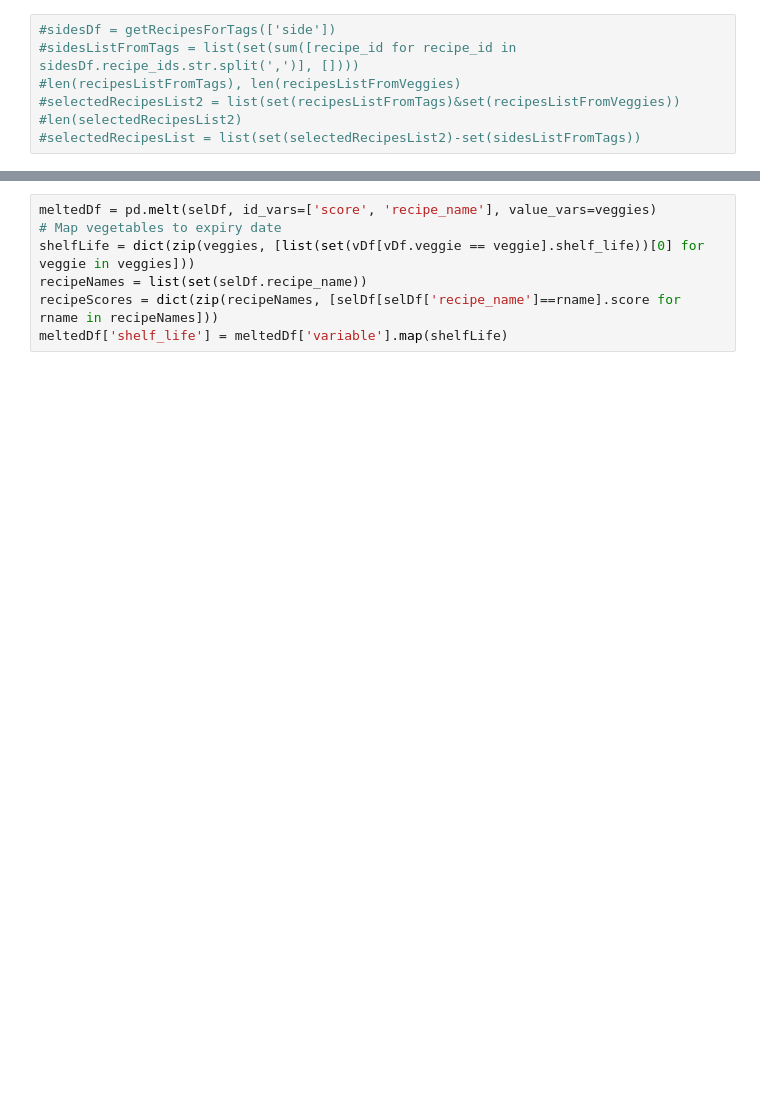
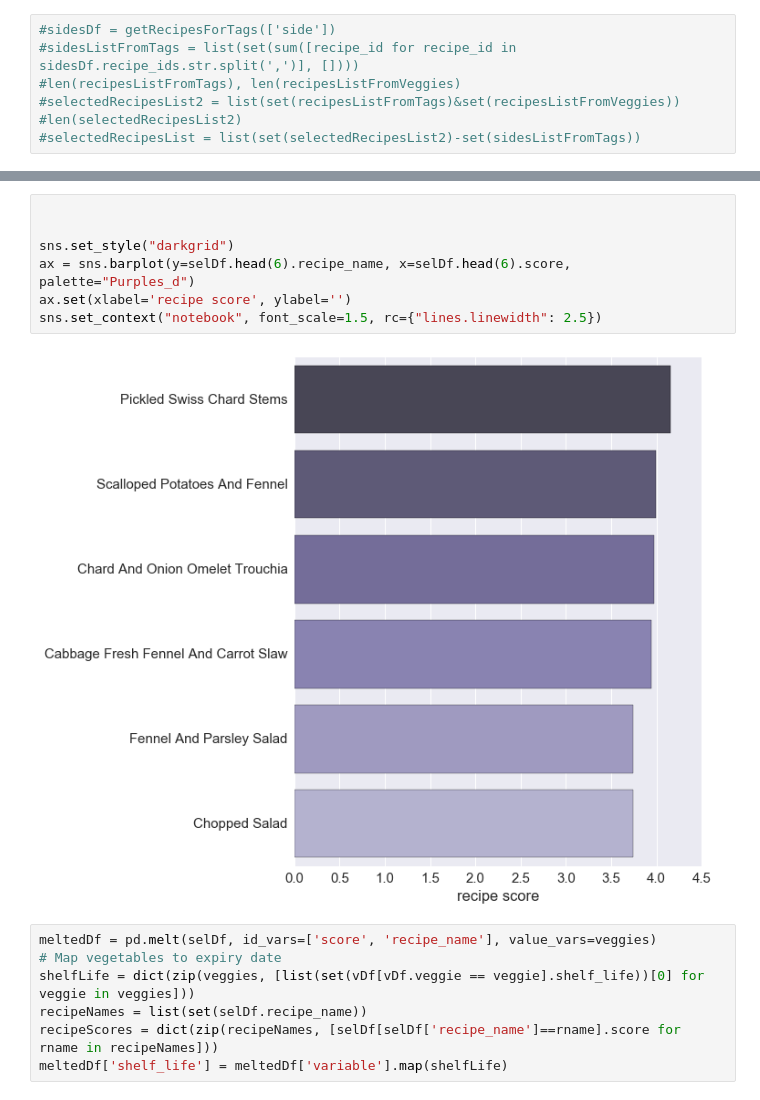
Before and after one commit to swethasubramanian/recipeApp, a Jupyter notebook: notebooks/OptimizationAlgorithm.ipynb, the cells around one changed output, grey strips where cells are left out. Saved outputs shown, nothing was run; the diff lists cells and outputs as text; blank space fills up the shorter version.

```diff
--- a/notebooks/OptimizationAlgorithm.ipynb
+++ b/notebooks/OptimizationAlgorithm.ipynb
@@ -192,3 +228,12 @@ plt.savefig('recipeScores.png', format='png', dpi=1000)
+# %%
+
+
+sns.set_style("darkgrid")
+ax = sns.barplot(y=selDf.head(6).recipe_name, x=selDf.head(6).score,  palette="Purples_d")
+ax.set(xlabel='recipe score', ylabel='')
+sns.set_context("notebook", font_scale=1.5, rc={"lines.linewidth": 2.5})
+# %% [output]
+[figure, added]
 # %%
 meltedDf = pd.melt(selDf, id_vars=['score', 'recipe_name'], value_vars=veggies)
 # Map vegetables to expiry date
```
Also changed, not shown: parts of 15 cells of this notebook, 3 other files.
